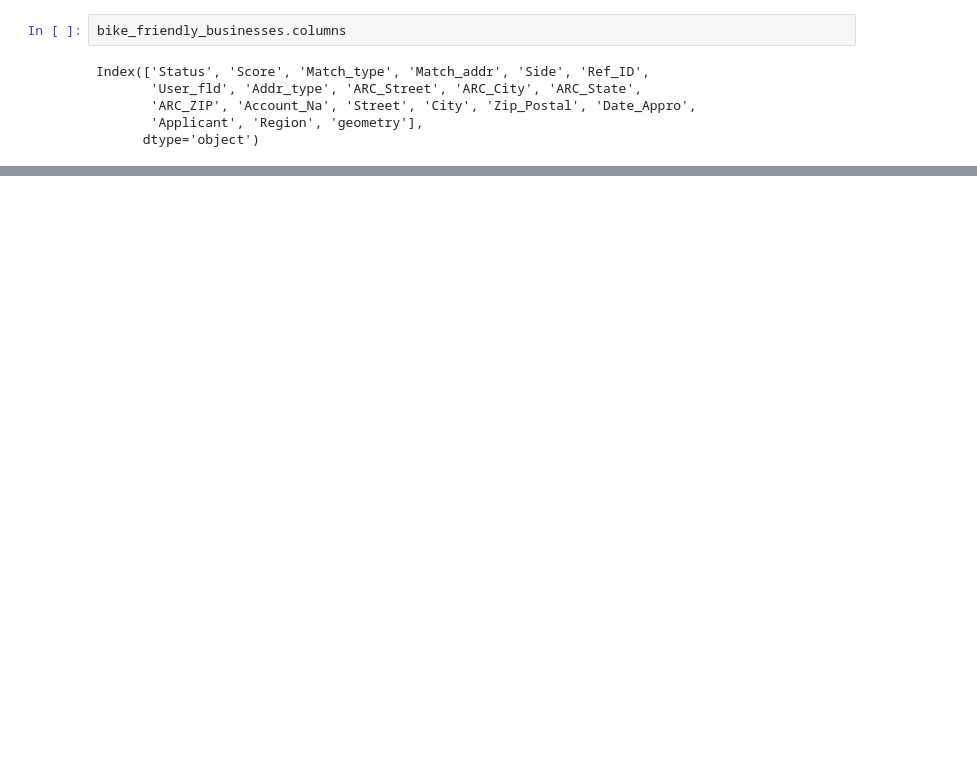
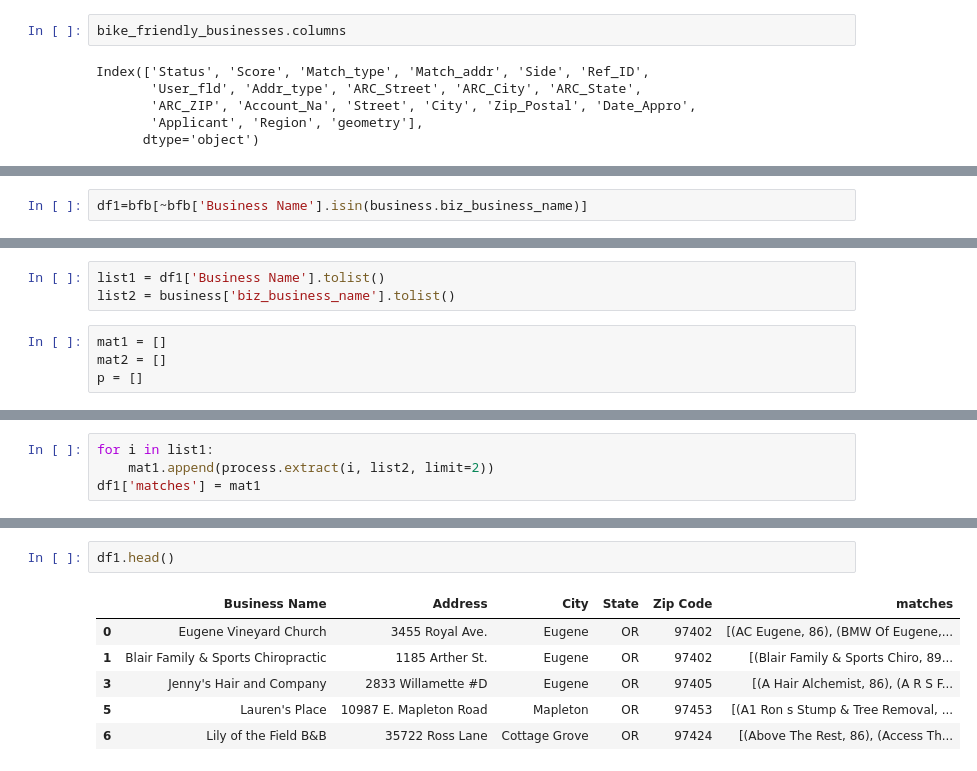
Before and after one commit to dongmeic/BikeCounting, a Jupyter notebook: BikeMap/Bike_Friendly_Businesses.ipynb, the cells around one changed output, grey strips where cells are left out. Drawn from its saved outputs; the diff is of its cells as text; blank space fills up the shorter version.

```diff
--- a/BikeMap/Bike_Friendly_Businesses.ipynb
+++ b/BikeMap/Bike_Friendly_Businesses.ipynb
@@ -25,0 +151,2 @@ Index(['Status', 'Score', 'Match_type', 'Match_addr', 'Side', 'Ref_ID',
+# %%
+df1=bfb[~bfb['Business Name'].isin(business.biz_business_name)]
@@ -25,0 +164,7 @@ Index(['Status', 'Score', 'Match_type', 'Match_addr', 'Side', 'Ref_ID',
+# %%
+list1 = df1['Business Name'].tolist()
+list2 = business['biz_business_name'].tolist()
+# %%
+mat1 = []
+mat2 = []
+p = []
@@ -25,0 +173,4 @@ Index(['Status', 'Score', 'Match_type', 'Match_addr', 'Side', 'Ref_ID',
+# %%
+for i in list1:
+    mat1.append(process.extract(i, list2, limit=2))
+df1['matches'] = mat1
@@ -25,0 +190,9 @@ Index(['Status', 'Score', 'Match_type', 'Match_addr', 'Side', 'Ref_ID',
+# %%
+df1.head()
+# %% [output]
+|  | Business Name | Address | City | State | Zip Code | matches |
+| 0 | Eugene Vineyard Church | 3455 Royal Ave. | Eugene | OR | 97402 | [(AC Eugene, 86), (BMW Of Eugene,... |
+| 1 | Blair Family & Sports Chiropractic | 1185 Arther St. | Eugene | OR | 97402 | [(Blair Family & Sports Chiro, 89... |
+| 3 | Jenny's Hair and Company | 2833 Willamette #D | Eugene | OR | 97405 | [(A Hair Alchemist, 86), (A R S F... |
+| 5 | Lauren's Place | 10987 E. Mapleton Road | Mapleton | OR | 97453 | [(A1 Ron s Stump & Tree Removal, ... |
+| 6 | Lily of the Field B&B | 35722 Ross Lane | Cottage Grove | OR | 97424 | [(Above The Rest, 86), (Access Th... |
```
Also changed, not shown: parts of 44 cells of this notebook, 6 other files.
